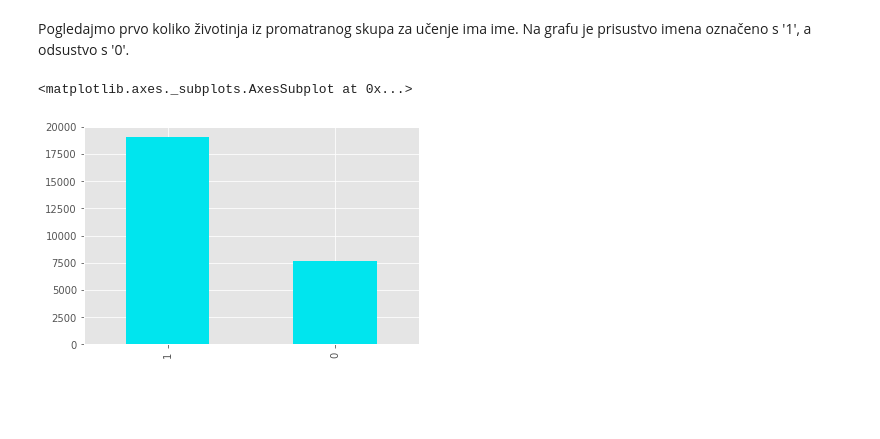
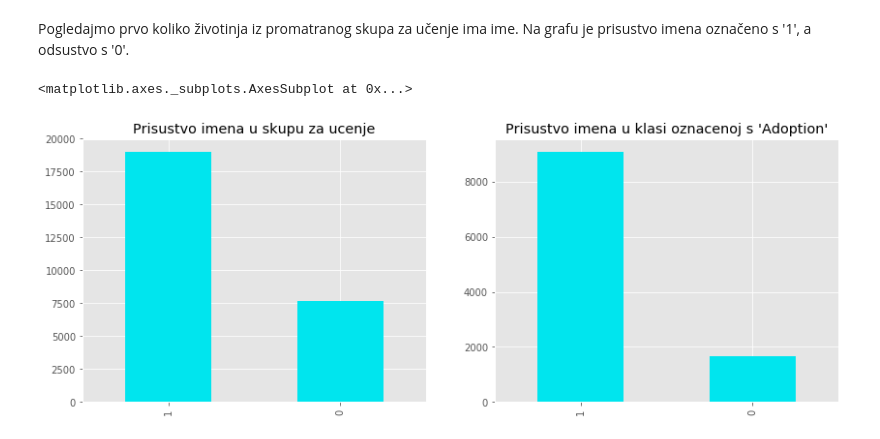
Before and after one commit to HrsakIva/StrojnoUcenje, a Jupyter notebook: pocetna_analiza.ipynb, the cells around one changed output. Drawn from its saved outputs; the diff is of its cells as text; code cells hidden in the pictures; blank space fills up the shorter version.

```diff
--- a/pocetna_analiza.ipynb
+++ b/pocetna_analiza.ipynb
@@ -88,8 +87,16 @@ Pogledajmo prvo koliko životinja iz promatranog skupa za učenje ima ime.
 Na grafu je prisustvo imena označeno s '1', a odsustvo s '0'.
 # %%
 # first show how many animals of the given set have names
+fig = plt.figure(figsize=(14,5))
+
 named_distribution = train_data['hasName'].value_counts()
+fig.add_subplot(1, 2, 1)
 named_distribution.plot(kind='bar', color='#00E5EE', title='Prisustvo imena u skupu za ucenje')
+
+adopted_named_distribution = adopted['hasName'].value_counts()
+fig.add_subplot(1, 2, 2)
+adopted_named_distribution.plot(kind='bar', color='#00E5EE',
+                                                title='Prisustvo imena u klasi oznacenoj s \'Adoption\'')
 # %% [output]
 <matplotlib.axes._subplots.AxesSubplot at 0x...>
-[figure, old version]
+[figure, new version]
```
Also changed, not shown: parts of 4 cells of this notebook.
